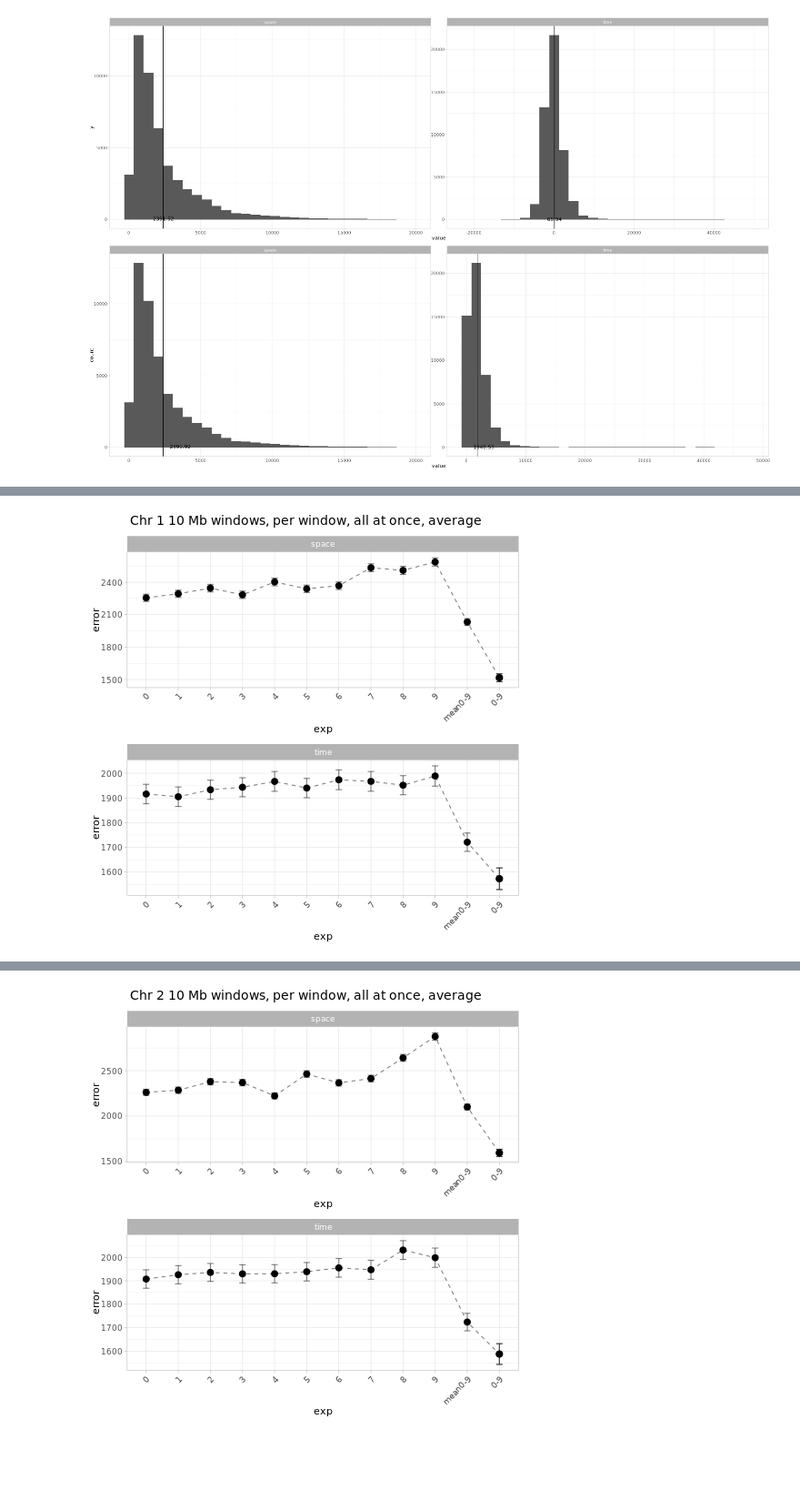
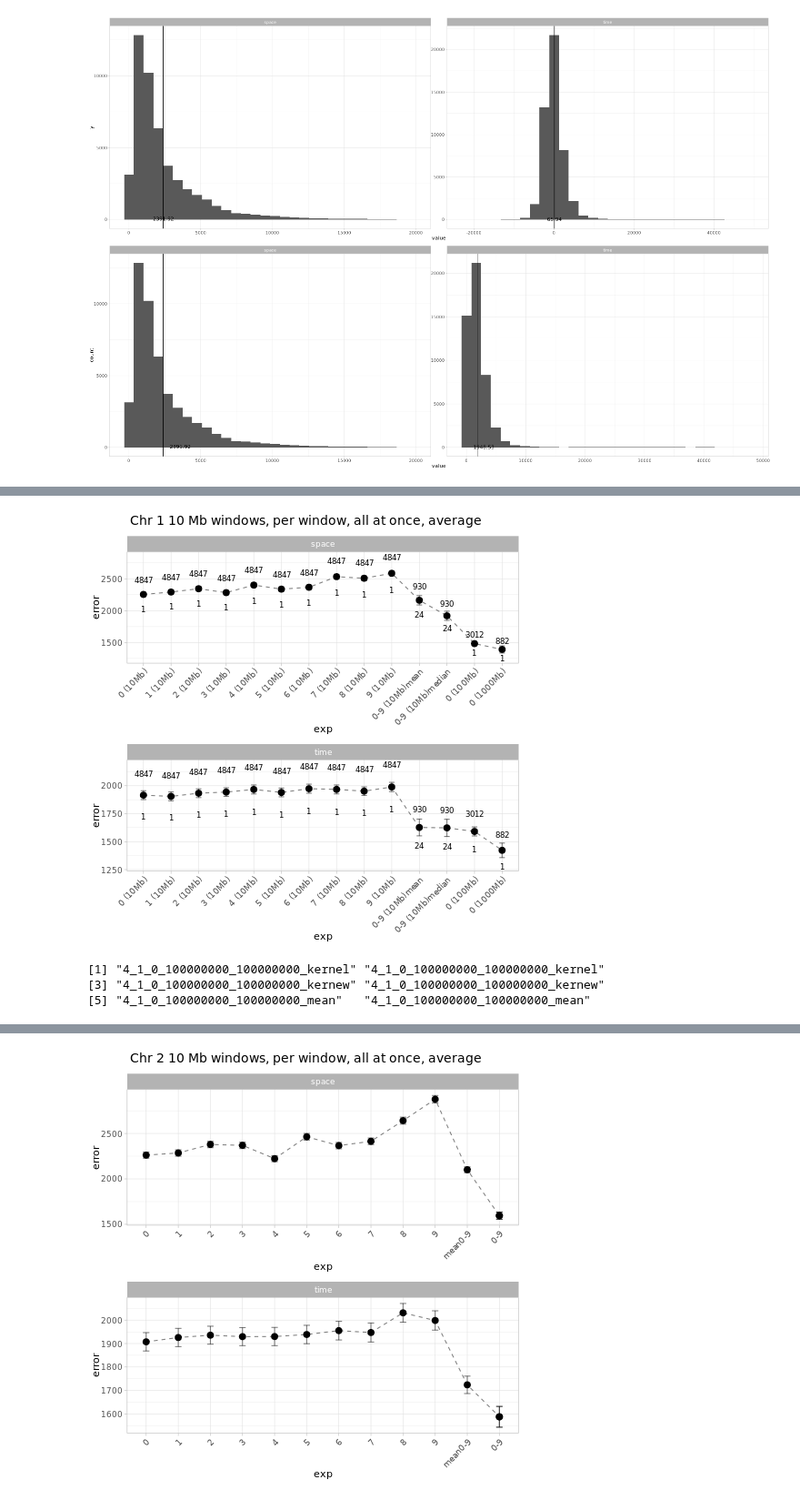
Before and after one commit to MoiColl/spaceNNtime, a Jupyter notebook: backup/jupyternotebooks/spaceNNtime_AADR.ipynb, the cells around one changed output, grey strips where cells are left out. Shown at 91% size. Saved outputs shown, nothing was run; the diff lists cells and outputs as text; code cells hidden in the pictures; blank space fills up the shorter version.

```diff
--- a/backup/jupyternotebooks/spaceNNtime_AADR.ipynb
+++ b/backup/jupyternotebooks/spaceNNtime_AADR.ipynb
@@ -123,6 +123,18 @@ data.frame(lat_true = c(41.507483, 51.510357),
   lat_true   lon_true lat_pred  lon_pred     diff
 1 41.50748 -99.436554 38.50405 -98.31595  347.328
 2 51.51036  -0.116773 38.88993 -77.00900 5897.658
+# %%
+%%R
+
+maxkernel <- function(x, weights = NULL){
+    if(length(x) == 1){
+        x
+    }else{
+        den <- density(x, kernel=c("gaussian"), weights = weights)
+        maxkernel = den$x[den$y==max(den$y)]
+        maxkernel[1]
+    }
+}
 # %% [markdown]
 
 [<img src="arrow.png" width="100" style="float: left;">](#AADRHome4) &nbsp;
@@ -501,14 +451,16 @@ error_spaceNNtime_all_scenarios <- function(){
                                               group_by(exp, cro, sta, end, extendedexp, nam, typ, stat) %>%
                                               summarize(mean = mean(value),
                                                         se   = sd(value)/sqrt(n()),
-                                                        n    = n()) %>%
+                                                        n    = n(),
+                                                        snp  = mean(snp),
+                                                        run  = mean(run)) %>%
                                               mutate(exp = factor(exp))
                                          )
         }else{
             if(end < win){
                 end = win
             }
-            for(s in seq(sta, end-win, win)){
+            for(s in seq(sta, end, win)){
                 z = format(s, scientific = FALSE, trim = TRUE)
                 y = format(s+win, scientific = FALSE, trim = TRUE)
                 if(file.exists(paste("../../sandbox/AADR/", exp, "/pred_", cro, "_", z, "_", y, ".txt", sep = ""))){
@@ -518,7 +470,9 @@ error_spaceNNtime_all_scenarios <- function(){
                                               group_by(exp, cro, sta, end, extendedexp, nam, typ, stat) %>%
                                               summarize(mean = mean(value),
                                                         se   = sd(value)/sqrt(n()),
-                                                        n    = n()) %>%
+                                                        n    = n(),
+                                                        snp  = mean(snp),
+                                                        run  = mean(run)) %>%
                                               mutate(exp = factor(exp))
                                          )
                 }else{
@@ -528,7 +482,7 @@ error_spaceNNtime_all_scenarios <- function(){
 
         }
     }
-    all_scenarios
+    all_scenarios %>% mutate(nn = 1)
 }
 
 all_scenarios <- error_spaceNNtime_all_scenarios()
@@ -808,6 +761,10 @@ plot_errors <- function(all_scenarios_all, exp_to_plot, labels, limits, title, x
         geom_errorbar(aes(x = extendedexp, ymin = mean-se, ymax = mean+se), alpha = 0.5, width = 0.2) +
         geom_line(aes(x = extendedexp, y = mean, group = 1), alpha = 0.5, linetype = "dashed") +
         geom_point(aes(x = extendedexp, y = mean), size = 3) +
+        geom_text(aes(x = extendedexp, y = mean*1.10, label = n), size = 3) +
+        geom_text(aes(x = extendedexp, y = mean*0.90, label = nn), size = 3) +
+        geom_text(aes(x = extendedexp, y = mean*0.80, label = round(run, 2)), size = 3) +
+        geom_text(aes(x = extendedexp, y = mean*1.20, label = round(snp, 2)), size = 3) +
         labs(x = xlab, y = ylab) +
         scale_x_discrete(labels = labels, limits = limits) +
         facet_wrap(stat~., nrow = 2, scales = "free") +
@@ -828,6 +785,10 @@ plot_errors <- function(all_scenarios_all, exp_to_plot, labels, limits, title, x
         geom_errorbar(aes(x = extendedexp, ymin = mean-se, ymax = mean+se), alpha = 0.5, width = 0.2) +
         geom_line(aes(x = extendedexp, y = mean, group = 1), alpha = 0.5, linetype = "dashed") +
         geom_point(aes(x = extendedexp, y = mean), size = 3) +
+        geom_text(aes(x = extendedexp, y = mean*1.10, label = n), size = 3) +
+        geom_text(aes(x = extendedexp, y = mean*0.90, label = nn), size = 3) +
+        geom_text(aes(x = extendedexp, y = mean*0.80, label = round(run, 2)), size = 3) +
+        geom_text(aes(x = extendedexp, y = mean*1.20, label = round(snp, 2)), size = 3) +
         labs(x = xlab, y = ylab) +
         scale_x_discrete(labels=labels, limits = limits) +
         facet_wrap(stat~., nrow = 2, scales = "free") +
@@ -870,12 +810,23 @@ all_scenarios %>%
-# %%
-%%R
-
-plot_errors(all_scenarios_all = rbind(all_scenarios %>% ungroup(), mean_scenarios %>% ungroup()),
-            exp_to_plot       = c("2_1_0_10000000",       "2_1_10000000_20000000",       "2_1_20000000_30000000",       "2_1_30000000_40000000",       "2_1_40000000_50000000",       "2_1_50000000_60000000",       "2_1_60000000_70000000",       "2_1_70000000_80000000",       "2_1_80000000_90000000",       "2_1_90000000_100000000",        "2_1_0_100000000",             "4_1_0_100000000"        ),
-            labels            = c("2_1_0_10000000" = "0", "2_1_10000000_20000000" = "1", "2_1_20000000_30000000" = "2", "2_1_30000000_40000000" = "3", "2_1_40000000_50000000" = "4", "2_1_50000000_60000000" = "5", "2_1_60000000_70000000" = "6", "2_1_70000000_80000000" = "7", "2_1_80000000_90000000" = "8", "2_1_90000000_100000000" = "9",  "2_1_0_100000000" = "mean0-9", "4_1_0_100000000" = "0-9"),
-            limits            = c("2_1_0_10000000",       "2_1_10000000_20000000",       "2_1_20000000_30000000",       "2_1_30000000_40000000",       "2_1_40000000_50000000",       "2_1_50000000_60000000",       "2_1_60000000_70000000",       "2_1_70000000_80000000",       "2_1_80000000_90000000",       "2_1_90000000_100000000",        "2_1_0_100000000",             "4_1_0_100000000"        ),
-            title             = "Chr 1 10 Mb windows, per window, all at once, average",
-            xlab              = "exp",
-            ylab              = "error")
-# %% [output]
-[figure, removed]
+# %%
+%%R
+
+plot_errors(all_scenarios_all = rbind(all_scenarios %>% ungroup(), avearge_scenarios %>% ungroup()),
+            exp_to_plot       = c("2_1_0_10000000_all",              "2_1_10000000_20000000_all",              "2_1_20000000_30000000_all",              "2_1_30000000_40000000_all",              "2_1_40000000_50000000_all",              "2_1_50000000_60000000_all",              "2_1_60000000_70000000_all",              "2_1_70000000_80000000_all",              "2_1_80000000_90000000_all",              "2_1_90000000_100000000_all",               "2_1_0_250000000_10000000_mean",                     "2_1_0_250000000_10000000_median",                       "4_1_0_100000000_all",               "4_1_0_1000000000_all"               ),
+            labels            = c("2_1_0_10000000_all" = "0 (10Mb)", "2_1_10000000_20000000_all" = "1 (10Mb)", "2_1_20000000_30000000_all" = "2 (10Mb)", "2_1_30000000_40000000_all" = "3 (10Mb)", "2_1_40000000_50000000_all" = "4 (10Mb)", "2_1_50000000_60000000_all" = "5 (10Mb)", "2_1_60000000_70000000_all" = "6 (10Mb)", "2_1_70000000_80000000_all" = "7 (10Mb)", "2_1_80000000_90000000_all" = "8 (10Mb)", "2_1_90000000_100000000_all" = "9 (10Mb)",  "2_1_0_250000000_10000000_mean" = "0-9 (10Mb) mean", "2_1_0_250000000_10000000_median" = "0-9 (10Mb) median", "4_1_0_100000000_all" = "0 (100Mb)", "4_1_0_1000000000_all" = "0 (1000Mb)"),
+            limits            = c("2_1_0_10000000_all",              "2_1_10000000_20000000_all",              "2_1_20000000_30000000_all",              "2_1_30000000_40000000_all",              "2_1_40000000_50000000_all",              "2_1_50000000_60000000_all",              "2_1_60000000_70000000_all",              "2_1_70000000_80000000_all",              "2_1_80000000_90000000_all",              "2_1_90000000_100000000_all",               "2_1_0_250000000_10000000_mean",                     "2_1_0_250000000_10000000_median",                       "4_1_0_100000000_all",               "4_1_0_1000000000_all"               ),
+            title             = "Chr 1 10 Mb windows, per window, all at once, average",
+            xlab              = "exp",
+            ylab              = "error")
+# %% [output]
+[figure, added]
+# %%
+%%R
+
+avearge_scenarios %>%
+    filter(exp == 4) %>%
+    pull(extendedexp) %>%
+    head()
+# %% [output]
+[1] "4_1_0_100000000_100000000_kernel" "4_1_0_100000000_100000000_kernel"
+[3] "4_1_0_100000000_100000000_kernew" "4_1_0_100000000_100000000_kernew"
+[5] "4_1_0_100000000_100000000_mean"   "4_1_0_100000000_100000000_mean"
```
Also changed, not shown: parts of 27 cells of this notebook.
